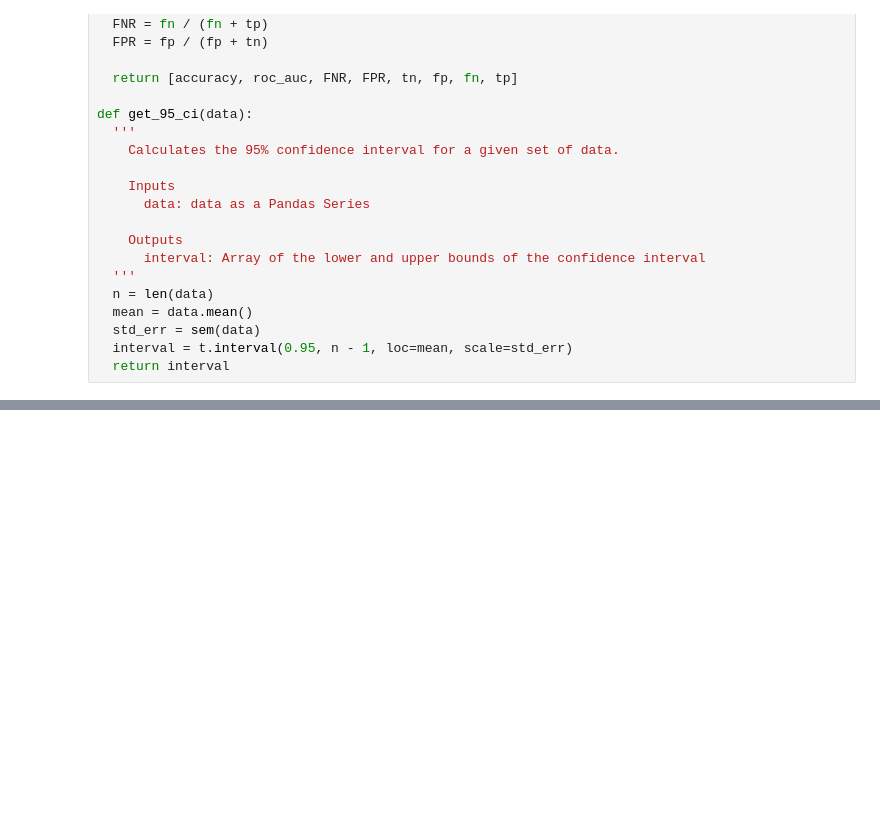
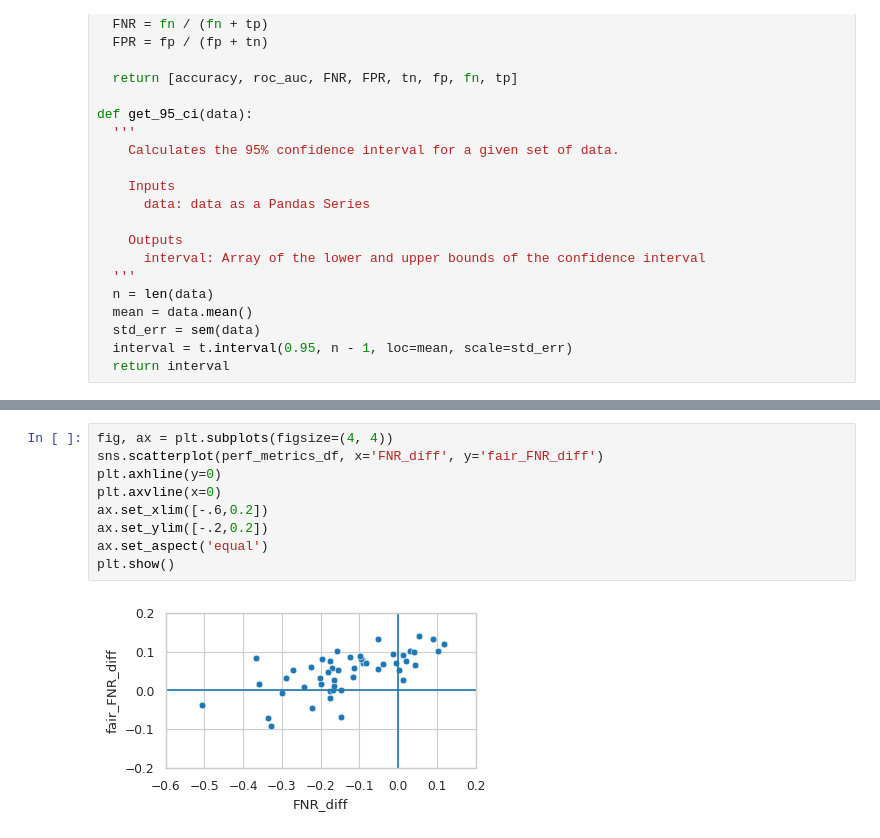
Before and after one commit to LuSyo/Health-ML-Bias-Experiments, a Jupyter notebook: notebooks/02_CAD_counterfactual_fairness.ipynb, the cells around one changed output, grey strips where cells are left out. Saved outputs shown, nothing was run; the diff lists cells and outputs as text; blank space fills up the shorter version.

```diff
--- a/notebooks/02_CAD_counterfactual_fairness.ipynb
+++ b/notebooks/02_CAD_counterfactual_fairness.ipynb
@@ -863,0 +893,11 @@ P-value: nan
+# %%
+fig, ax = plt.subplots(figsize=(4, 4))
+sns.scatterplot(perf_metrics_df, x='FNR_diff', y='fair_FNR_diff')
+plt.axhline(y=0)
+plt.axvline(x=0)
+ax.set_xlim([-.6,0.2])
+ax.set_ylim([-.2,0.2])
+ax.set_aspect('equal')
+plt.show()
+# %% [output]
+[figure, added]
```
Also changed, not shown: parts of 8 cells of this notebook.
